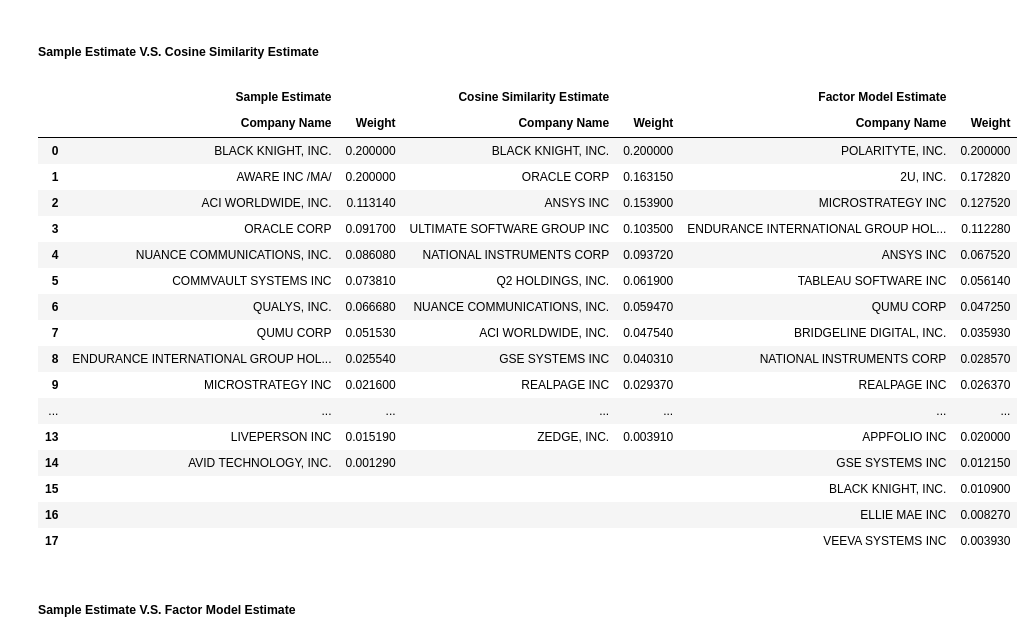
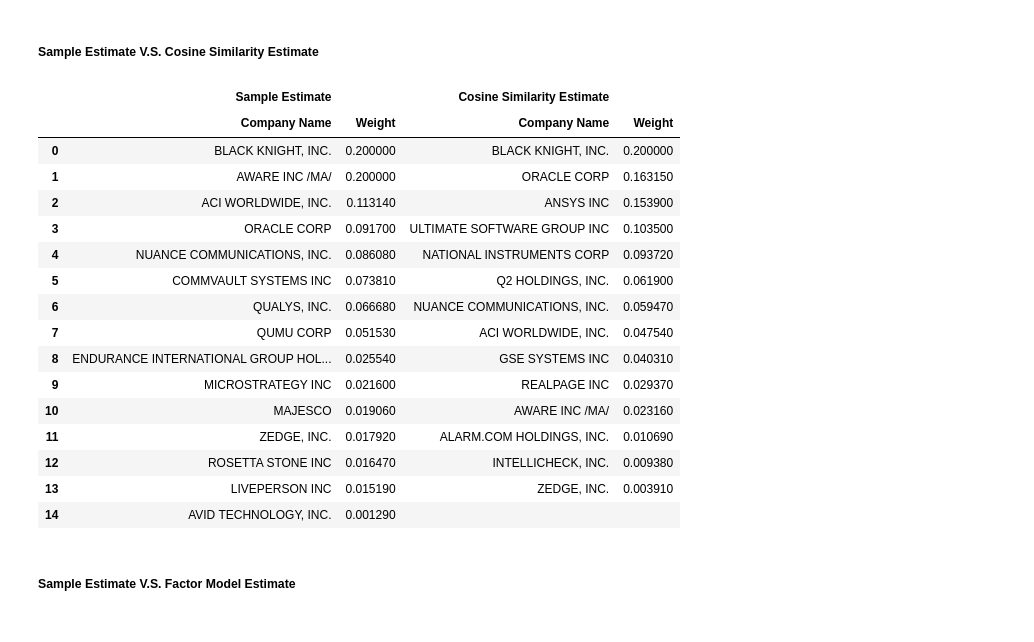
Before and after one commit to richardye101/ubineer_nlp_research, a Jupyter notebook: content/peitong/3.4_Minimum_Variance_Analysis_Results.ipynb, the cells around one changed output. Saved outputs shown, nothing was run; the diff lists cells and outputs as text; code cells hidden in the pictures.

```diff
--- a/content/peitong/3.4_Minimum_Variance_Analysis_Results.ipynb
+++ b/content/peitong/3.4_Minimum_Variance_Analysis_Results.ipynb
@@ -104,38 +106,49 @@ sample_software = sample_software.sort_values(by=["Weight"], ascending=False).re
 cos_sim_software = cos_sim_software.sort_values(by=["Weight"], ascending=False).reset_index(drop=True)
 factor_model_software = factor_model_software.sort_values(by=["Weight"], ascending=False).reset_index(drop=True)
 
+columns = pd.MultiIndex.from_product([['Sample Estimate', 'Cosine Similarity Estimate'],
+                                      ['Company Name', 'Weight']])
+software_12 = pd.concat([sample_software, cos_sim_software], axis=1)
+software_12.columns = columns
+software_12 = software_12.fillna(" ")
+
+columns = pd.MultiIndex.from_product([['Sample Estimate', 'Factor Model Estimate'],
+                                      ['Company Name', 'Weight']])
+software_13 = pd.concat([sample_software, factor_model_software], axis=1)
+software_13.columns = columns
+software_13 = software_13.fillna(" ")
+
 columns = pd.MultiIndex.from_product([['Sample Estimate', 'Cosine Similarity Estimate', 'Factor Model Estimate'],
                                       ['Company Name', 'Weight']])
 software = pd.concat([pd.concat([sample_software, cos_sim_software], axis=1), factor_model_software], axis=1)
 software.columns = columns
+software = software.fillna(" ")
 
 Same_12 = (set(sample_software.Company_Name) & set(cos_sim_software.Company_Name))
 Same_13 = (set(sample_software.Company_Name) & set(factor_model_software.Company_Name))
 Same_all = Same_12 & Same_13
-software = software.fillna(" ")
 # %% [markdown]
 ##### Sample Estimate V.S. Cosine Similarity Estimate
 # %%
-software.style.applymap(highlight_12)
+software_12.style.applymap(highlight_12)
 # %% [output]
-|  | Sample Estimate |  | Cosine Similarity Estimate |  | Factor Model Estimate |  |
-|  | Company Name | Weight | Company Name | Weight | Company Name | Weight |
-| 0 | BLACK KNIGHT, INC. | 0.200000 | BLACK KNIGHT, INC. | 0.200000 | POLARITYTE, INC. | 0.200000 |
-| 1 | AWARE INC /MA/ | 0.200000 | ORACLE CORP | 0.163150 | 2U, INC. | 0.172820 |
-| 2 | ACI WORLDWIDE, INC. | 0.113140 | ANSYS INC | 0.153900 | MICROSTRATEGY INC | 0.127520 |
-| 3 | ORACLE CORP | 0.091700 | ULTIMATE SOFTWARE GROUP INC | 0.103500 | ENDURANCE INTERNATIONAL GROUP HOL... | 0.112280 |
-| 4 | NUANCE COMMUNICATIONS, INC. | 0.086080 | NATIONAL INSTRUMENTS CORP | 0.093720 | ANSYS INC | 0.067520 |
-| 5 | COMMVAULT SYSTEMS INC | 0.073810 | Q2 HOLDINGS, INC. | 0.061900 | TABLEAU SOFTWARE INC | 0.056140 |
-| 6 | QUALYS, INC. | 0.066680 | NUANCE COMMUNICATIONS, INC. | 0.059470 | QUMU CORP | 0.047250 |
-| 7 | QUMU CORP | 0.051530 | ACI WORLDWIDE, INC. | 0.047540 | BRIDGELINE DIGITAL, INC. | 0.035930 |
-| 8 | ENDURANCE INTERNATIONAL GROUP HOL... | 0.025540 | GSE SYSTEMS INC | 0.040310 | NATIONAL INSTRUMENTS CORP | 0.028570 |
-| 9 | MICROSTRATEGY INC | 0.021600 | REALPAGE INC | 0.029370 | REALPAGE INC | 0.026370 |
-| ... | ... | ... | ... | ... | ... | ... |
-| 13 | LIVEPERSON INC | 0.015190 | ZEDGE, INC. | 0.003910 | APPFOLIO INC | 0.020000 |
-| 14 | AVID TECHNOLOGY, INC. | 0.001290 |  |  | GSE SYSTEMS INC | 0.012150 |
-| 15 |  |  |  |  | BLACK KNIGHT, INC. | 0.010900 |
-| 16 |  |  |  |  | ELLIE MAE INC | 0.008270 |
-| 17 |  |  |  |  | VEEVA SYSTEMS INC | 0.003930 |
+|  | Sample Estimate |  | Cosine Similarity Estimate |  |
+|  | Company Name | Weight | Company Name | Weight |
+| 0 | BLACK KNIGHT, INC. | 0.200000 | BLACK KNIGHT, INC. | 0.200000 |
+| 1 | AWARE INC /MA/ | 0.200000 | ORACLE CORP | 0.163150 |
+| 2 | ACI WORLDWIDE, INC. | 0.113140 | ANSYS INC | 0.153900 |
+| 3 | ORACLE CORP | 0.091700 | ULTIMATE SOFTWARE GROUP INC | 0.103500 |
+| 4 | NUANCE COMMUNICATIONS, INC. | 0.086080 | NATIONAL INSTRUMENTS CORP | 0.093720 |
+| 5 | COMMVAULT SYSTEMS INC | 0.073810 | Q2 HOLDINGS, INC. | 0.061900 |
+| 6 | QUALYS, INC. | 0.066680 | NUANCE COMMUNICATIONS, INC. | 0.059470 |
+| 7 | QUMU CORP | 0.051530 | ACI WORLDWIDE, INC. | 0.047540 |
+| 8 | ENDURANCE INTERNATIONAL GROUP HOL... | 0.025540 | GSE SYSTEMS INC | 0.040310 |
+| 9 | MICROSTRATEGY INC | 0.021600 | REALPAGE INC | 0.029370 |
+| 10 | MAJESCO | 0.019060 | AWARE INC /MA/ | 0.023160 |
+| 11 | ZEDGE, INC. | 0.017920 | ALARM.COM HOLDINGS, INC. | 0.010690 |
+| 12 | ROSETTA STONE INC | 0.016470 | INTELLICHECK, INC. | 0.009380 |
+| 13 | LIVEPERSON INC | 0.015190 | ZEDGE, INC. | 0.003910 |
+| 14 | AVID TECHNOLOGY, INC. | 0.001290 |  |  |
 # %% [markdown]
 ##### Sample Estimate V.S. Factor Model Estimate
 # %%
```
Also changed, not shown: parts of 11 cells of this notebook.
